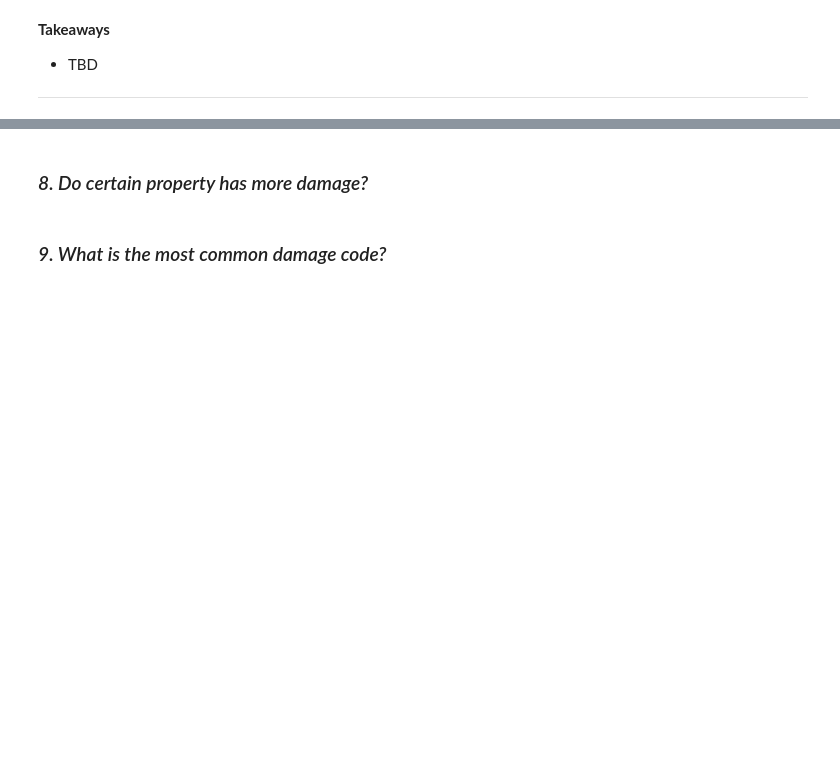
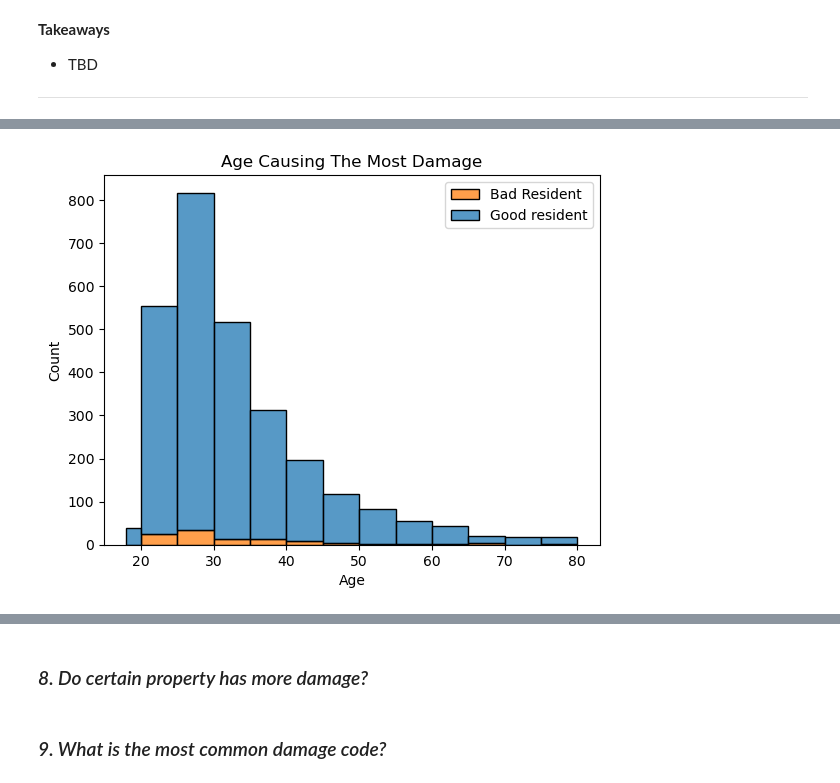
Before and after one commit to Project-DANE/DANE, a Jupyter notebook: final_notebook.ipynb, the cells around one changed output, grey strips where cells are left out. Saved outputs shown, nothing was run; the diff lists cells and outputs as text; code cells hidden in the pictures; blank space fills up the shorter version.

```diff
--- a/final_notebook.ipynb
+++ b/final_notebook.ipynb
@@ -192,0 +198,4 @@ ____
+# %%
+e.histplot_n(train, 'age')
+# %% [output]
+[figure, added]
```
Also changed, not shown: parts of 16 cells of this notebook, 1 other file.
